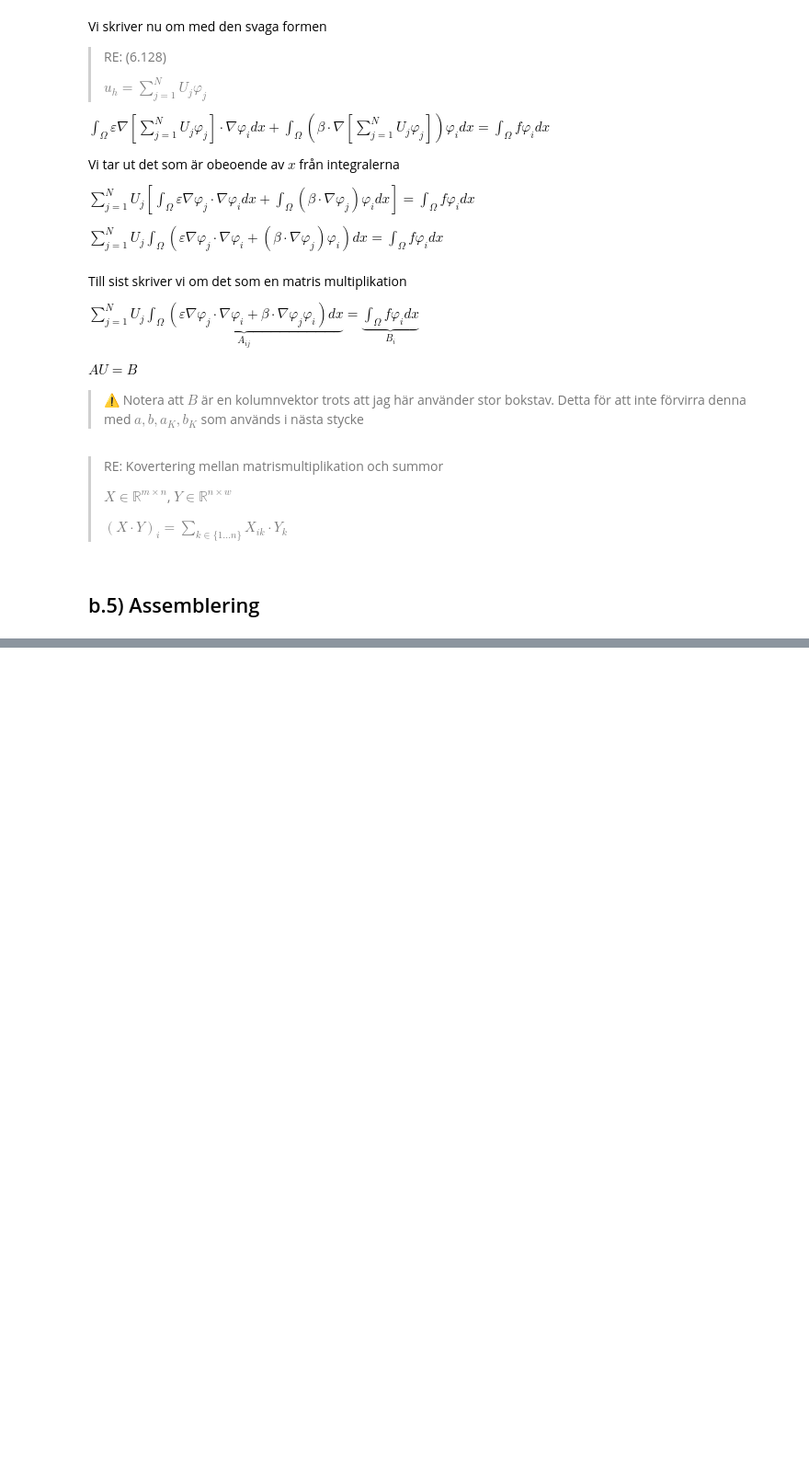
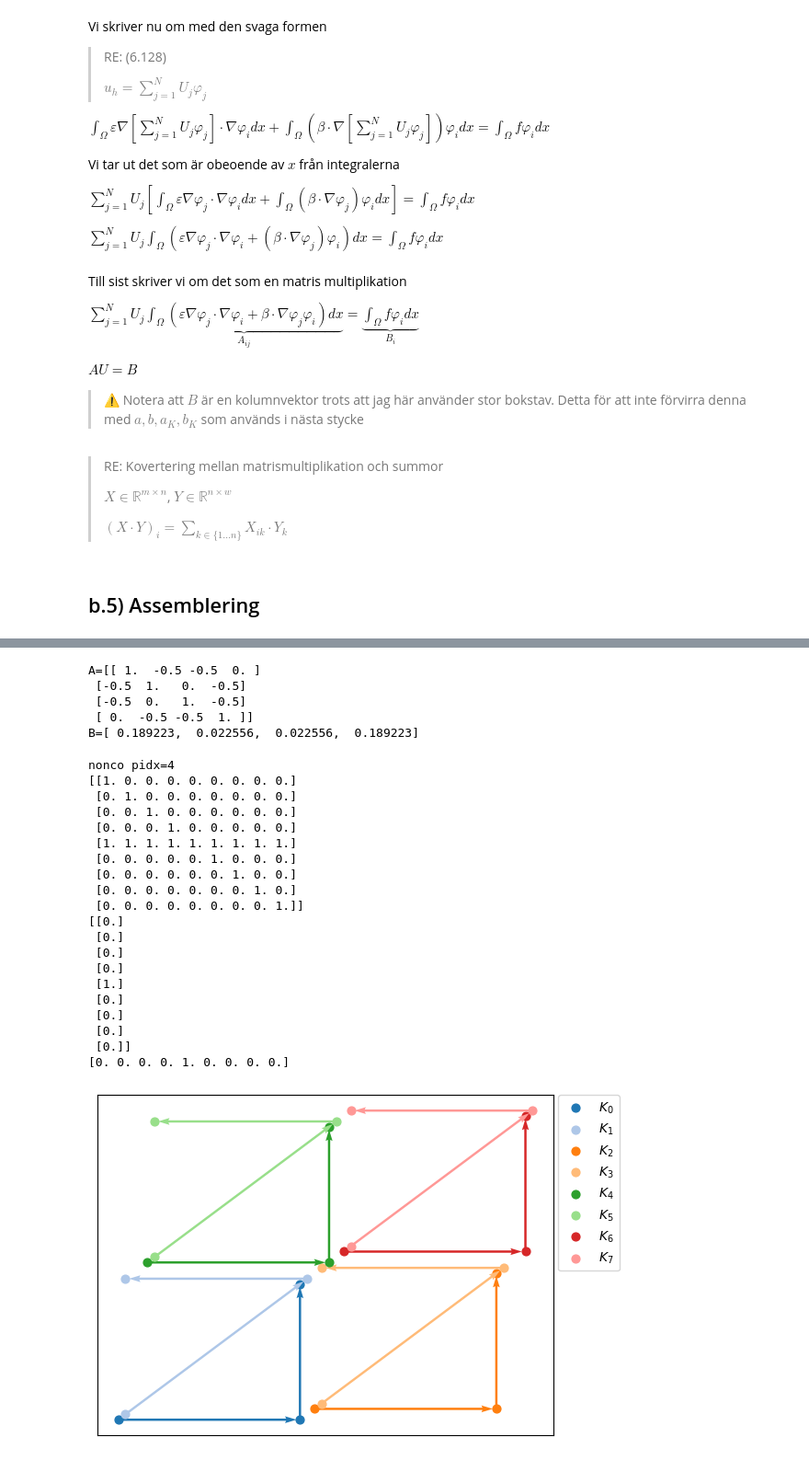
Before and after one commit to wiluxgit/MVE270_2024, a Jupyter notebook: 11z.ipynb, the cells around one changed output, grey strips where cells are left out. Shown at 92% size. Drawn from its saved outputs; the diff is of its cells as text; code cells hidden in the pictures; blank space fills up the shorter version.

```diff
--- a/11z.ipynb
+++ b/11z.ipynb
@@ -630,3 +798,63 @@ def elementlastvektor(
+# %%
+def test_assemble():
+    trigrid = TriangulatedGrid(1,1)
+    s = StiffnessMatrixSolve2d(trigrid, lhs=poisson_lhs, rhs=poisson_rhs)
+    print(f"A={s.A.toarray()}")
+    print(f"B={npfmt(s.B)}")
+test_assemble()
+# %% [output]
+A=[[ 1.  -0.5 -0.5  0. ]
+ [-0.5  1.   0.  -0.5]
+ [-0.5  0.   1.  -0.5]
+ [ 0.  -0.5 -0.5  1. ]]
+B=[ 0.189223,  0.022556,  0.022556,  0.189223]
+# %%
+import scipy.sparse.linalg
+
+def test_dirichlet_bc_2d():
+    trigrid = TriangulatedGrid(2,2)
+    test_k_coords(trigrid)
+    A = np.ones((9,9))
+    B = np.ones((9,1))
+
+    for pidx, ((x,), (y,)) in enumerate(trigrid.V):
+        # nollställ alla A/B som ligger på randen av Omega
+        if x == 0 or x == 1 or y == 0 or y == 1:
+            A[pidx, :] = 0
+            B[pidx] = 0
+        else:
+            print(f"nonco {pidx=}")
+
+        # diagonalen ska vara 1
+        A[pidx, pidx] = 1
+
+    U: ndarray = scipy.sparse.linalg.spsolve(A, B)
+    print(f"{A}")
+    print(f"{B}")
+    print(f"{U}")
+test_dirichlet_bc_2d()
+# %% [output]
+nonco pidx=4
+[[1. 0. 0. 0. 0. 0. 0. 0. 0.]
+ [0. 1. 0. 0. 0. 0. 0. 0. 0.]
+ [0. 0. 1. 0. 0. 0. 0. 0. 0.]
+ [0. 0. 0. 1. 0. 0. 0. 0. 0.]
+ [1. 1. 1. 1. 1. 1. 1. 1. 1.]
+ [0. 0. 0. 0. 0. 1. 0. 0. 0.]
+ [0. 0. 0. 0. 0. 0. 1. 0. 0.]
+ [0. 0. 0. 0. 0. 0. 0. 1. 0.]
+ [0. 0. 0. 0. 0. 0. 0. 0. 1.]]
+[[0.]
+ [0.]
+ [0.]
+ [0.]
+ [1.]
+ [0.]
+ [0.]
+ [0.]
+ [0.]]
+[0. 0. 0. 0. 1. 0. 0. 0. 0.]
+[figure, added]
 # %% [markdown]
 > RE:
 >
```
Also changed, not shown: parts of 22 cells of this notebook.
